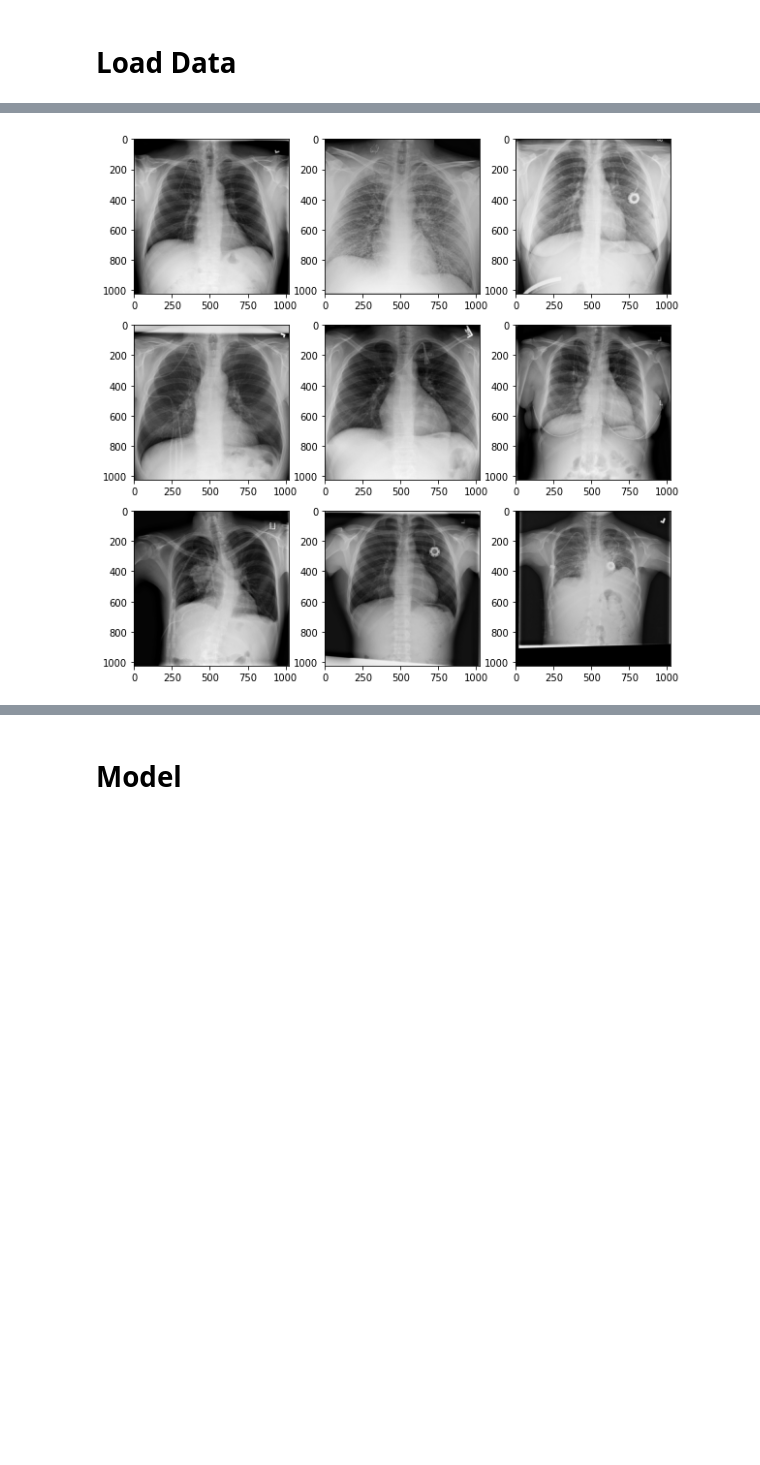
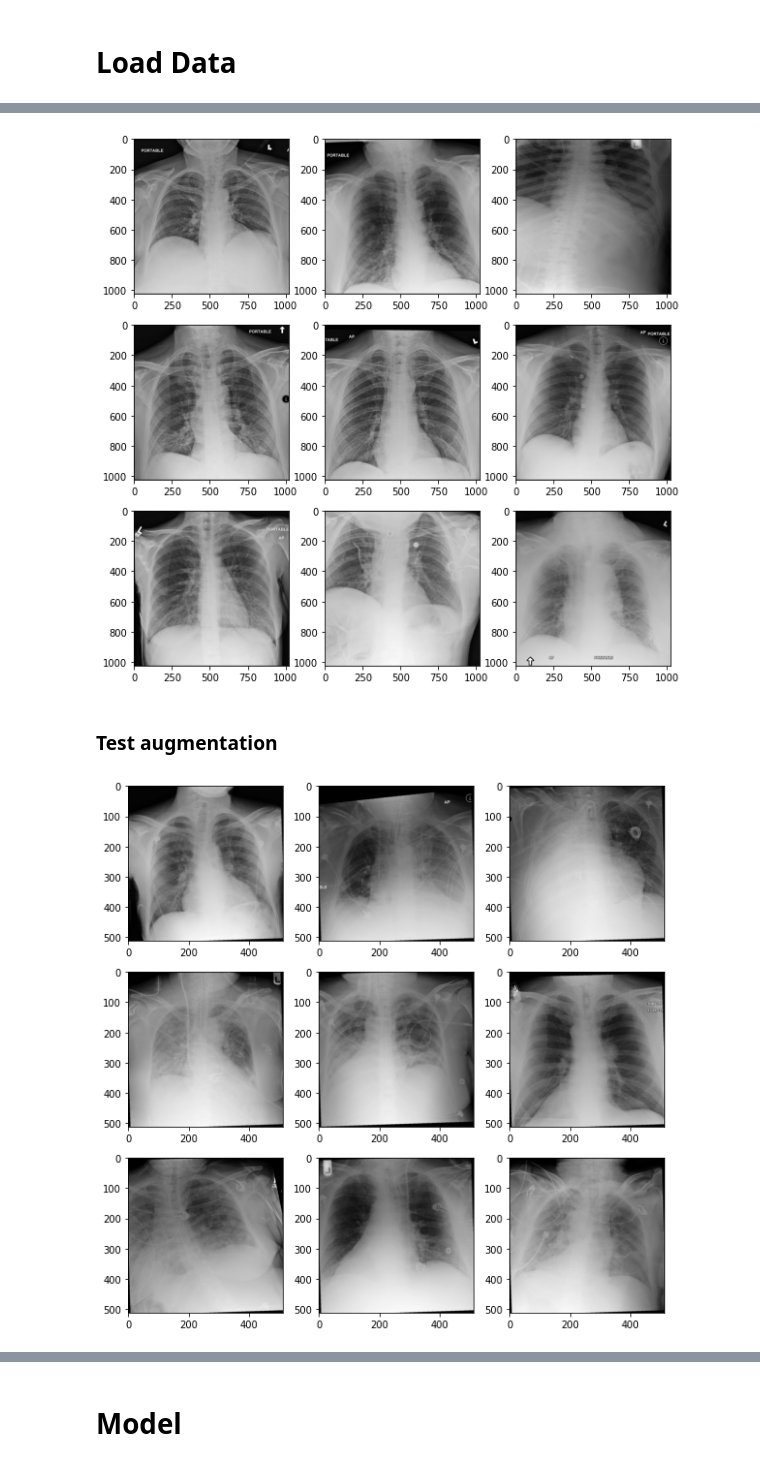
Before and after one commit to geraldgong/Kaggle_cathether-line, a Jupyter notebook: cathether_line_categorization.ipynb, the cells around one changed output, grey strips where cells are left out. Cells and saved outputs as stored; diff of their text form; code cells hidden in the pictures; blank space fills up the shorter version.

```diff
--- a/cathether_line_categorization.ipynb
+++ b/cathether_line_categorization.ipynb
@@ -18,8 +28,3 @@ test_dir = os.path.join(os.getcwd(), 'data', 'test_tfrecords')
 
 train_dataset = tf.data.TFRecordDataset(get_filenames(train_dir))
 test_dataset = tf.data.TFRecordDataset(get_filenames(test_dir))
-# %%
-for data in train_dataset.take(1):
-    example = tf.train.Example()
-    example.ParseFromString(data.numpy())
-    print(example)
@@ -111,4 +98,34 @@ for i, data in enumerate(parsed_test_dataset.take(9)):
     plt.imshow(img, cmap='gray')
 plt.show()
 # %% [output]
-[figure, old version]
+[figure, new version]
+# %% [markdown]
+### Test augmentation
+# %%
+def data_augment(image, label):
+    image = tf.image.random_flip_left_right(image)
+    image = tfa.image.rotate(image, random.uniform(-0.2, 0.2))
+
+#     image = tf.image.random_brightness(image, max_delta=0.5) # Random brightness
+#     image = tf.image.random_saturation(image, 0, 2, seed=SEED)
+#     image = tf.image.adjust_saturation(image, 3)
+    augment = tf.keras.Sequential([
+        layers.experimental.preprocessing.Resizing(512, 512),
+        layers.experimental.preprocessing.Rescaling(1. / 255),
+        ])
+    image = augment(image)
+
+
+    return image, label
+
+test = val_ds.map(data_augment)
+
+
+plt.figure(figsize=(10,10))
+for i, data in enumerate(test.take(9)):
+    img = tf.keras.preprocessing.image.array_to_img(data[0])
+    plt.subplot(3,3,i+1)
+    plt.imshow(img, cmap='gray')
+plt.show()
+# %% [output]
+[figure, added]
```
Also changed, not shown: parts of 17 cells of this notebook, 2 other files.
